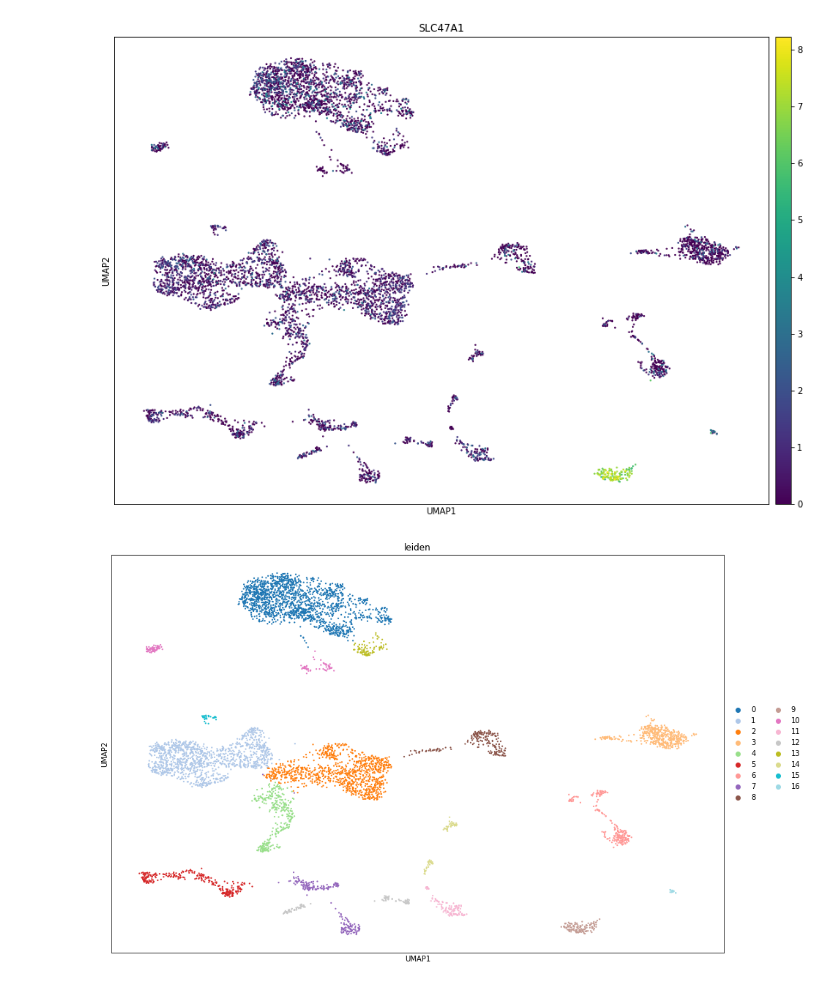
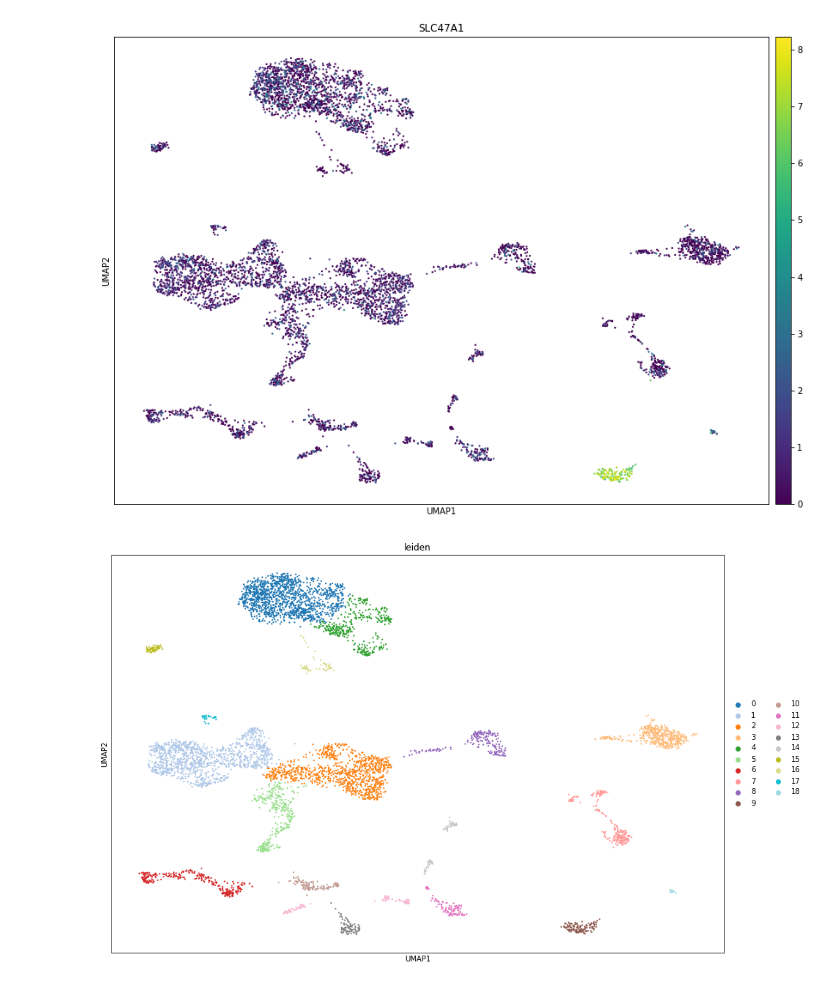
Before and after one commit to pfenninglab/nhp_snrna_striatum_analysis, a Jupyter notebook: analysis/full_nuclei_analysis.ipynb, the cells around one changed output. Cells and saved outputs as stored; diff of their text form; code cells hidden in the pictures.

```diff
--- a/analysis/full_nuclei_analysis.ipynb
+++ b/analysis/full_nuclei_analysis.ipynb
@@ -106,10 +106,10 @@ sc.pl.umap(striatum_ann,color="SLC47A1")
 [figure]
 # %%
 #now we are going to perform leiden clustering on the full population  doi: 10.1016/j.celrep.2016.06.059
-sc.tl.leiden(striatum_ann,resolution=0.25)
+sc.tl.leiden(striatum_ann,resolution=0.4)
 sc.pl.umap(striatum_ann,color="leiden",palette="tab20")
 # %% [output]
-[figure, old version]
+[figure, new version]
 # %%
 #we can now load in previous study markers
 gocke_et_al_markers = pd.read_csv("../data/raw/gocke_et_al_markers.csv")
```
Also changed, not shown: parts of 15 cells of this notebook.
